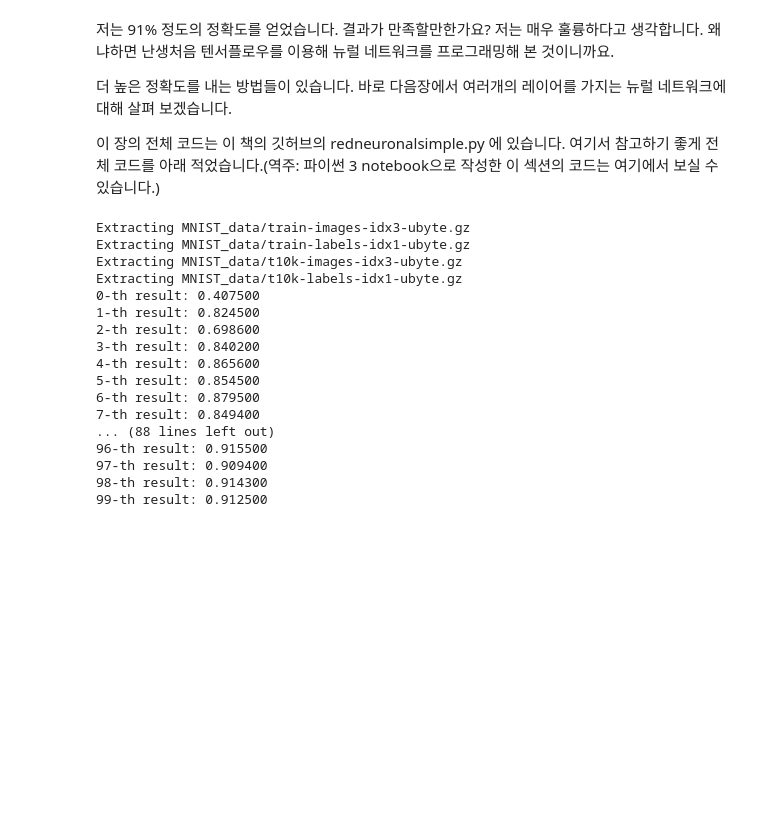
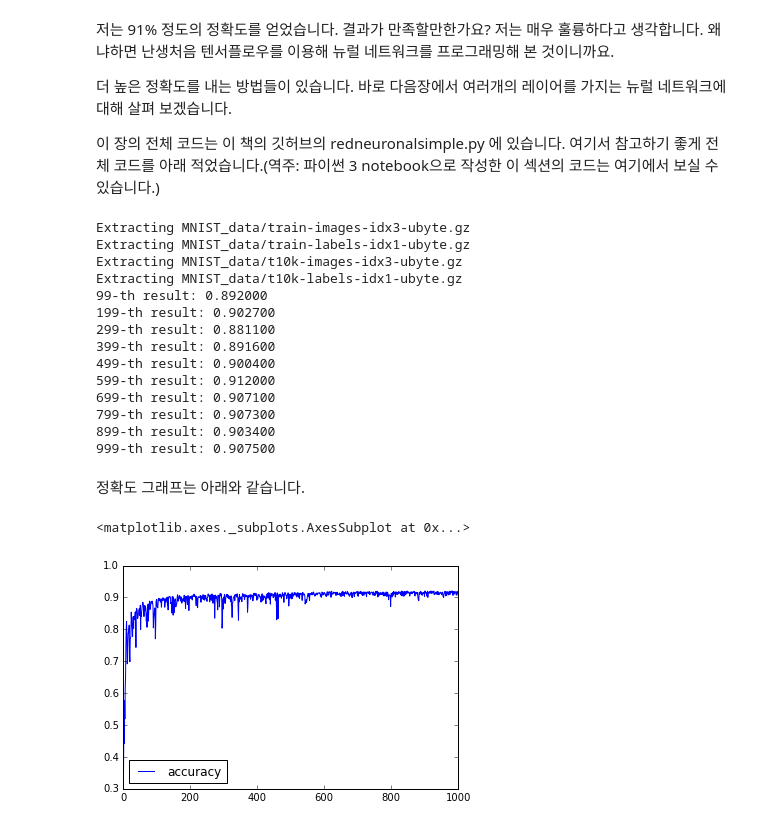
Before and after one commit to dylanthomas/first_contact_with_tf, a Jupyter notebook: chapter4.ipynb, the cells around one changed output. Saved outputs shown, nothing was run; the diff lists cells and outputs as text; code cells hidden in the pictures; blank space fills up the shorter version.

```diff
--- a/chapter4.ipynb
+++ b/chapter4.ipynb
@@ -287,29 +287,40 @@ train_step = tf.train.GradientDescentOptimizer(0.01).minimize(cross_entropy)
 sess = tf.Session()
 sess.run(tf.initialize_all_variables())
 
+accuracies = []
 for i in range(1000):
     batch_xs, batch_ys = mnist.train.next_batch(100)
     sess.run(train_step, feed_dict={x: batch_xs, y_: batch_ys})
     correct_prediction = tf.equal(tf.argmax(y, 1), tf.argmax(y_, 1))
     accuracy = tf.reduce_mean(tf.cast(correct_prediction, "float"))
     result = sess.run(accuracy, feed_dict={x: mnist.test.images, y_: mnist.test.labels})
-    if i % 10 == 0:
-        print '%d-th result: %f' % ((i // 10), result)
+    if i % 100 == 99:
+        print '%d-th result: %f' % (i, result)
+    accuracies.append(result)
 # %% [output]
 Extracting MNIST_data/train-images-idx3-ubyte.gz
 Extracting MNIST_data/train-labels-idx1-ubyte.gz
 Extracting MNIST_data/t10k-images-idx3-ubyte.gz
 Extracting MNIST_data/t10k-labels-idx1-ubyte.gz
-0-th result: 0.407500
-1-th result: 0.824500
-2-th result: 0.698600
-3-th result: 0.840200
-4-th result: 0.865600
-5-th result: 0.854500
-6-th result: 0.879500
-7-th result: 0.849400
-... (88 lines left out)
-96-th result: 0.915500
-97-th result: 0.909400
-98-th result: 0.914300
-99-th result: 0.912500
+99-th result: 0.892000
+199-th result: 0.902700
+299-th result: 0.881100
+399-th result: 0.891600
+499-th result: 0.900400
+599-th result: 0.912000
+699-th result: 0.907100
+799-th result: 0.907300
+899-th result: 0.903400
+999-th result: 0.907500
+# %% [markdown]
+정확도 그래프는 아래와 같습니다.
+# %%
+import matplotlib.pyplot as plt
+import pandas as pds
+%matplotlib inline
+
+data_frame = pds.DataFrame({'accuracy': accuracies})
+data_frame.plot()
+# %% [output]
+<matplotlib.axes._subplots.AxesSubplot at 0x...>
+[figure, added]
```
Also changed, not shown: parts of 1 cell of this notebook.
